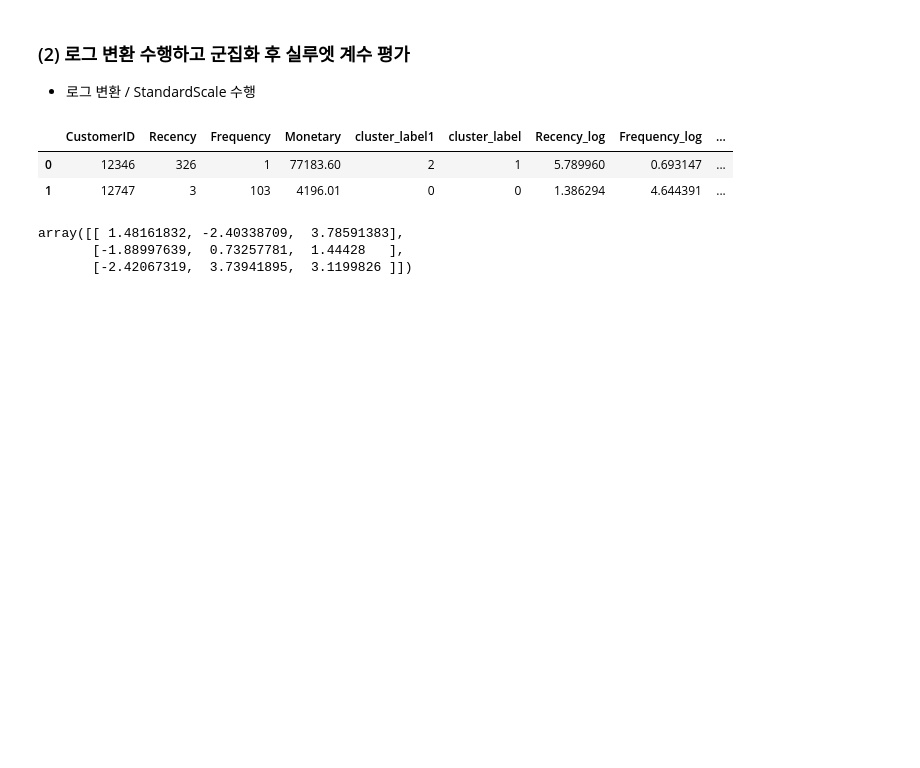
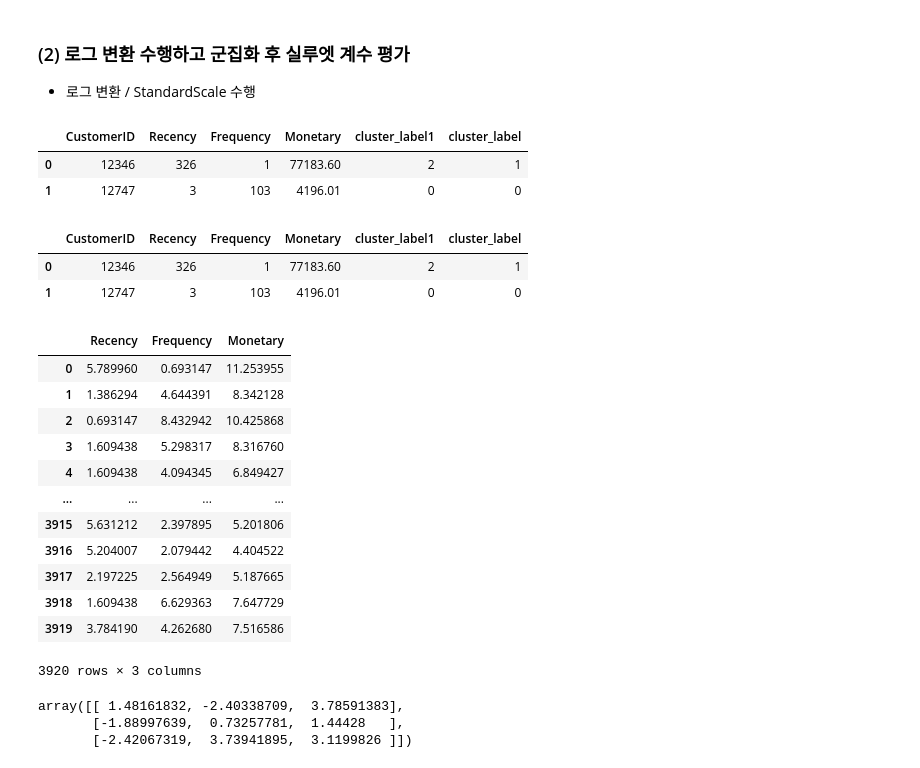
Before and after one commit to ahnyoungjoon00/a_data_engineer, a Jupyter notebook: j_dsde/DS/수업용0207/머신러닝/머신러닝25_군집화 예제-고객 세그먼테이션.ipynb, the cells around one changed output. Cells and saved outputs as stored; diff of their text form; code cells hidden in the pictures; blank space fills up the shorter version.

```diff
--- a/j_dsde/DS/수업용0207/머신러닝/머신러닝25_군집화 예제-고객 세그먼테이션.ipynb
+++ b/j_dsde/DS/수업용0207/머신러닝/머신러닝25_군집화 예제-고객 세그먼테이션.ipynb
@@ -294,8 +362,8 @@ cust_df.head()
 | 12820 | 2011-12-06 15:12:00 | 59 | 942.34 |
 # %%
 # CustomerID index를 열로 변경
-cust_df =
-cust_df.head()
+cust_df1 = cust_df.reset_index()
+cust_df1.head()
 # %% [output]
 |  | CustomerID | Recency | Frequency | Monetary |
 | 0 | 12346 | 2011-01-18 10:01:00 | 1 | 77183.60 |
@@ -355,11 +424,11 @@ datetime.timedelta(days=2)
 # Recency를 날짜에서 정수형으로 변환
 # 오늘 : 2011-12-10
 
-cust_df['Recency'] = dt.datetime(2011, 12, 10) - cust_df['Recency'] # 0 값 존재
+cust_df1['Recency'] = dt.datetime(2011, 12, 10) - cust_df1['Recency'] # 0 값 존재
 
 # 각 값에 더하기 1 수행
-cust_df['Recency'] = cust_df['Recency'].apply(lambda x : x.days+1) # 날짜 정수에 1 더하기
-cust_df.head()
+cust_df1['Recency'] = cust_df1['Recency'].apply(lambda x : x.days+1) # 날짜 정수에 1 더하기
+cust_df1.head()
 # %% [output]
 |  | CustomerID | Recency | Frequency | Monetary |
 | 0 | 12346 | 326 | 1 | 77183.60 |
@@ -455,6 +524,11 @@ cust_df[['Recency', 'Frequency', 'Monetary']].describe()
 # 군집화 수행 : 군집 개수 4개로 구성
 
 from sklearn.cluster import KMeans
+
+X_features = cust_df[["Recency", "Frequency", "Monetary"]].values
+
+kmeans = KMeans(n_clusters=4, n_init=10, init="k-means++", max_iter=300, random_state=0)
+labels = kmeans.fit_predict(X_features)
 # %%
 labels
 # %% [output]
@@ -673,13 +755,34 @@ visualize_kmeans_plot_multi([2, 3, 4, 5], X_features_scaled)
 # %%
 from sklearn.cluster import KMeans
 from sklearn.metrics import silhouette_score, silhouette_samples
+# %%
+cust_df.head(2)
+# %% [output]
+|  | CustomerID | Recency | Frequency | Monetary | cluster_label1 | cluster_label |
+| 0 | 12346 | 326 | 1 | 77183.60 | 2 | 1 |
+| 1 | 12747 | 3 | 103 | 4196.01 | 0 | 0 |
 # %%
 # 로그 변환 수행
+cust_df_log = np.log1p(cust_df[['Recency', 'Frequency', 'Monetary']])
 # %%
 cust_df.head(2)
+cust_df_log
 # %% [output]
-|  | CustomerID | Recency | Frequency | Monetary | cluster_label1 | cluster_label | Recency_log | Frequency_log | ... |
-| 0 | 12346 | 326 | 1 | 77183.60 | 2 | 1 | 5.789960 | 0.693147 | ... |
-| 1 | 12747 | 3 | 103 | 4196.01 | 0 | 0 | 1.386294 | 4.644391 | ... |
+|  | CustomerID | Recency | Frequency | Monetary | cluster_label1 | cluster_label |
+| 0 | 12346 | 326 | 1 | 77183.60 | 2 | 1 |
+| 1 | 12747 | 3 | 103 | 4196.01 | 0 | 0 |
+|  | Recency | Frequency | Monetary |
+| 0 | 5.789960 | 0.693147 | 11.253955 |
+| 1 | 1.386294 | 4.644391 | 8.342128 |
+| 2 | 0.693147 | 8.432942 | 10.425868 |
+| 3 | 1.609438 | 5.298317 | 8.316760 |
+| 4 | 1.609438 | 4.094345 | 6.849427 |
+| ... | ... | ... | ... |
+| 3915 | 5.631212 | 2.397895 | 5.201806 |
+| 3916 | 5.204007 | 2.079442 | 4.404522 |
+| 3917 | 2.197225 | 2.564949 | 5.187665 |
+| 3918 | 1.609438 | 6.629363 | 7.647729 |
+| 3919 | 3.784190 | 4.262680 | 7.516586 |
+3920 rows × 3 columns
 # %%
 # 로그 변환된 데이터 StandardScaler 적용
```
Also changed, not shown: parts of 44 cells of this notebook, 26 other files.
